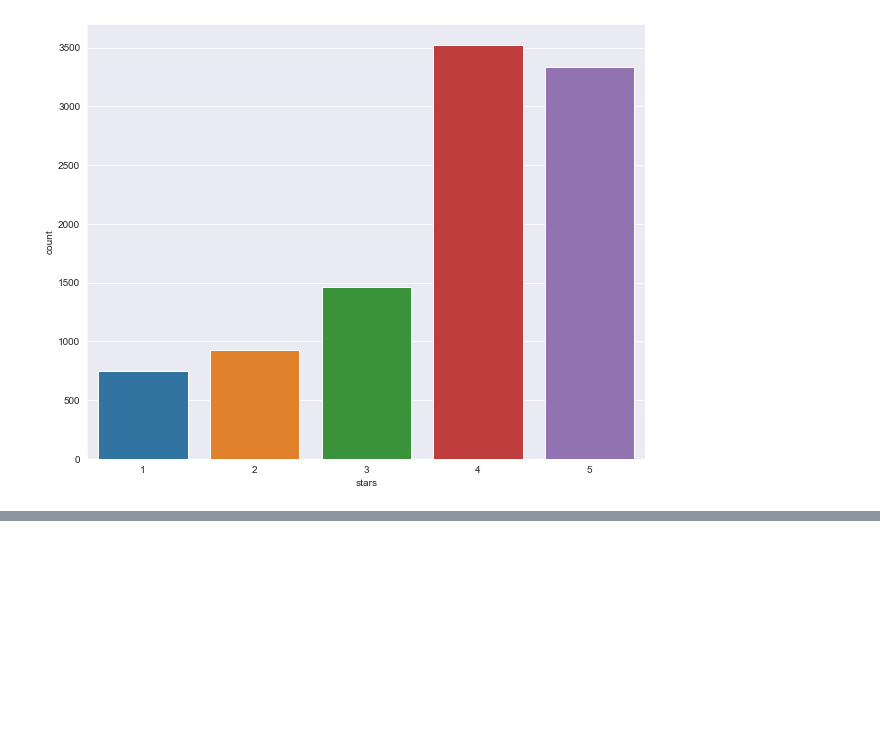
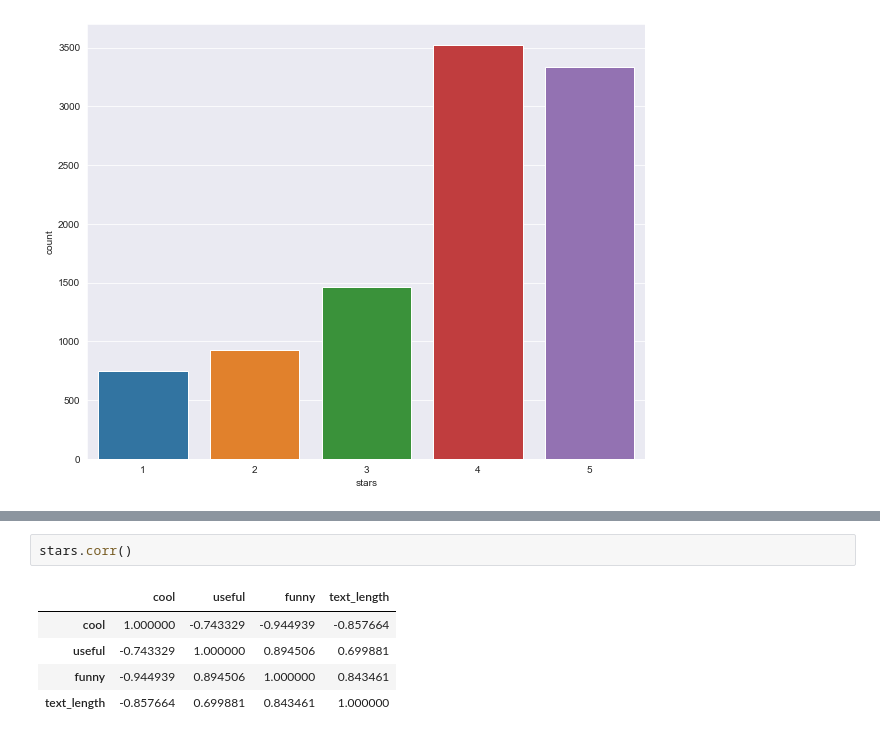
Before and after one commit to prashantfb65/nlp, a Jupyter notebook: notebooks/nlp_for_rating_reviews.ipynb, the cells around one changed output, grey strips where cells are left out. Drawn from its saved outputs; the diff is of its cells as text; blank space fills up the shorter version.

```diff
--- a/notebooks/nlp_for_rating_reviews.ipynb
+++ b/notebooks/nlp_for_rating_reviews.ipynb
@@ -106,0 +119,8 @@ sns.countplot(x='stars', data=yelp)
+# %%
+stars.corr()
+# %% [output]
+|  | cool | useful | funny | text_length |
+| cool | 1.000000 | -0.743329 | -0.944939 | -0.857664 |
+| useful | -0.743329 | 1.000000 | 0.894506 | 0.699881 |
+| funny | -0.944939 | 0.894506 | 1.000000 | 0.843461 |
+| text_length | -0.857664 | 0.699881 | 0.843461 | 1.000000 |
```
Also changed, not shown: parts of 20 cells of this notebook, 1 other file.
